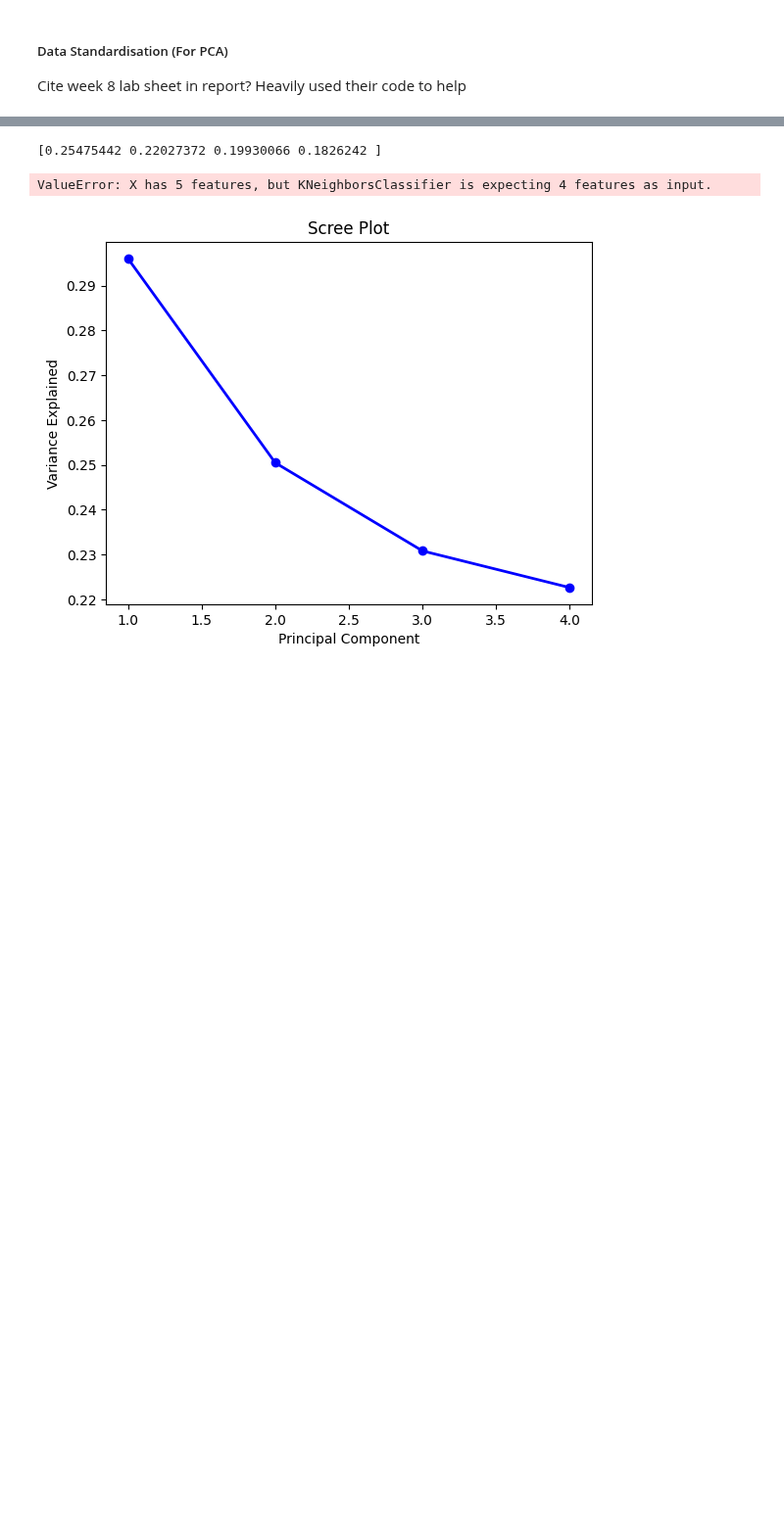
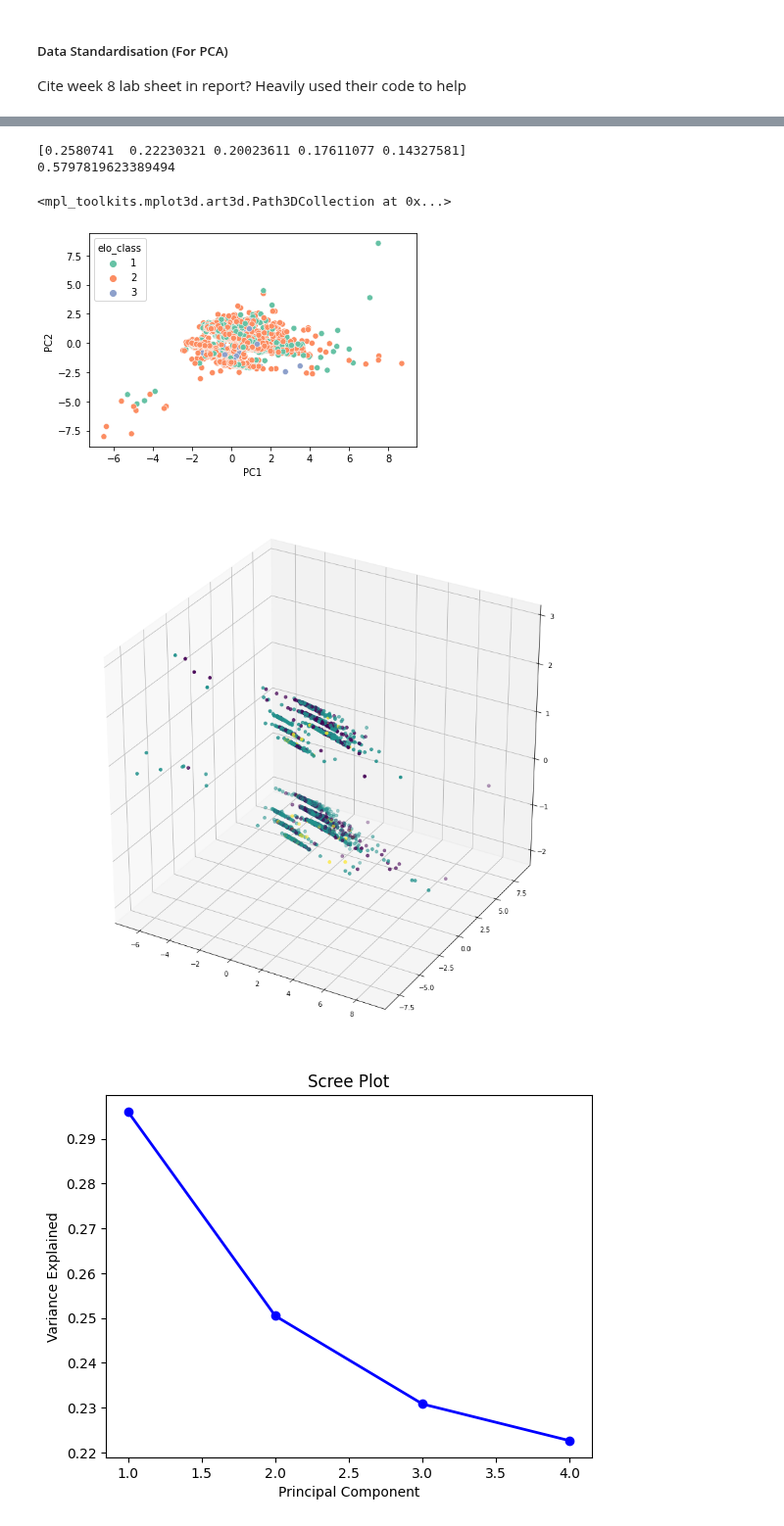
Before and after one commit to leon0241/fds-assignment-3, a Jupyter notebook: assignment-3-Q2.ipynb, the cells around one changed output, grey strips where cells are left out. Shown at 98% size. Saved outputs shown, nothing was run; the diff lists cells and outputs as text; code cells hidden in the pictures; blank space fills up the shorter version.

```diff
--- a/assignment-3-Q2.ipynb
+++ b/assignment-3-Q2.ipynb
@@ -625,36 +635,39 @@ test = scaler.transform(test)
 # Make an instance of the pca model
 pca = PCA(n_components=5)
 pca.fit(train)
 print(pca.explained_variance_ratio_)
 
 # Transform images with pca model
 train_result = pca.transform(train)
 test_result = pca.transform(test)
 # print(train_result)
 # Make an instance of knn model
-knn = KNeighborsClassifier(7)
+knn = KNeighborsClassifier(6)
 knn.fit(train_result, train_lbl)
 
 # Accuracy of knn test
 accuracy = knn.score(test, test_lbl)
 print(accuracy)
 
 sns.scatterplot(x=train_result[:, 0], y=train_result[:, 1], hue=train_lbl, palette="Set2")
 plt.xlabel('PC1')
 plt.ylabel('PC2')
 
 
 fig = plt.figure(figsize=(15,15))
 ax = fig.add_subplot(111, projection='3d')
 ax.scatter(train_result[:, 0], train_result[:, 1], train_result[:, 2], c=train_lbl)
 
 # test.drop("time_class")
 # print(train.dtypes)
 # print()
 # print(test.dtypes)
 # %% [output]
-[0.25475442 0.22027372 0.19930066 0.1826242 ]
+[0.2580741  0.22230321 0.20023611 0.17611077 0.14327581]
+0.5797819623389494
-ValueError: X has 5 features, but KNeighborsClassifier is expecting 4 features as input.
+<mpl_toolkits.mplot3d.art3d.Path3DCollection at 0x...>
+[figure, added]
+[figure, added]
 # %%
 PC_values = np.arange(pca.n_components_) + 1
 plt.plot(PC_values, pca.explained_variance_ratio_, 'o-', linewidth=2, color='blue')
```
Also changed, not shown: parts of 7 cells of this notebook, 1 other file.
